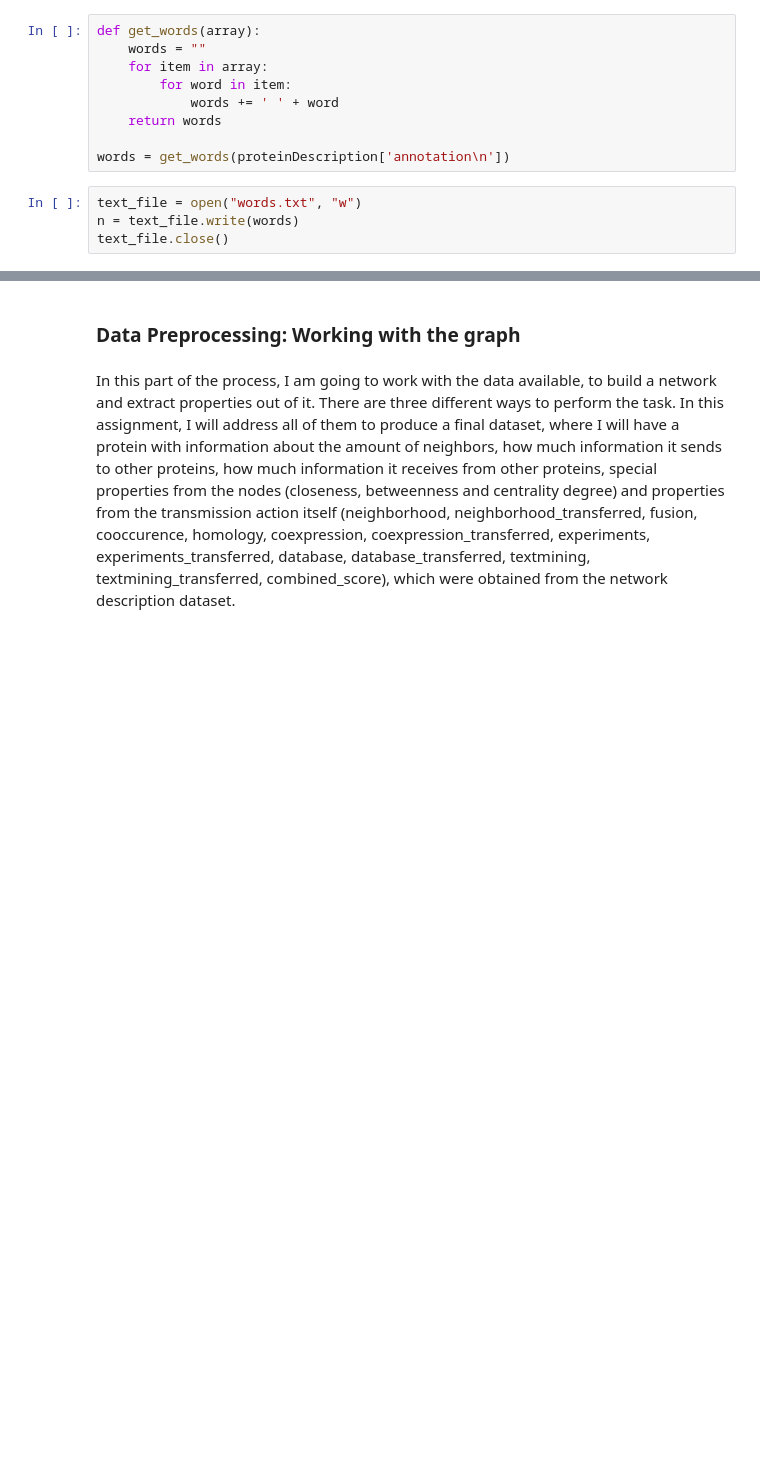
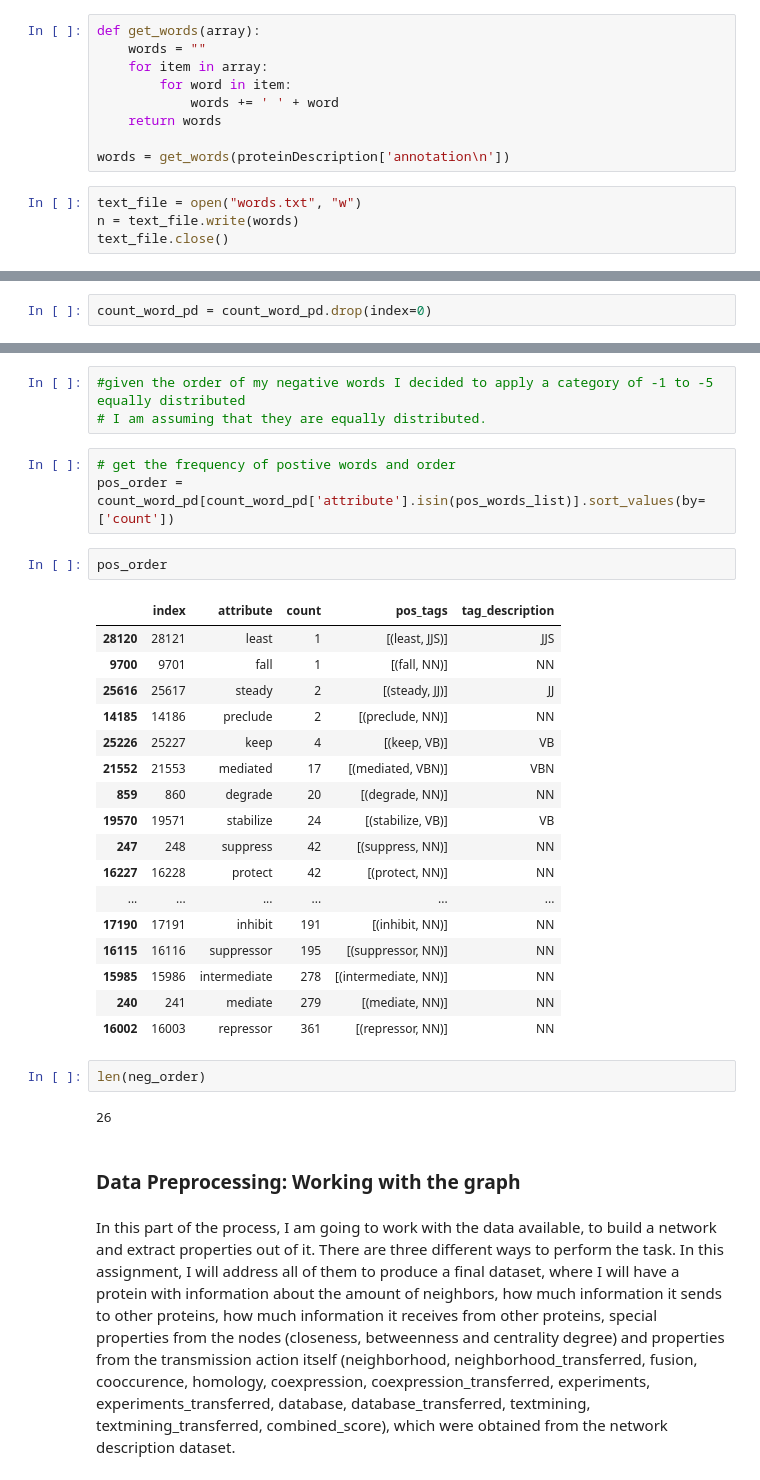
Before and after one commit to nonameforpirate2/DNA, a Jupyter notebook: NetworkAnalysis.ipynb, the cells around one changed output, grey strips where cells are left out. Drawn from its saved outputs; the diff is of its cells as text; blank space fills up the shorter version.

```diff
--- a/NetworkAnalysis.ipynb
+++ b/NetworkAnalysis.ipynb
@@ -344,0 +403,2 @@ SyntaxError: invalid syntax (<ipython-input-64-342bc57a750e>, line 1)
+# %%
+count_word_pd = count_word_pd.drop(index=0)
@@ -345,3 +517,33 @@ SyntaxError: invalid syntax (<ipython-input-64-342bc57a750e>, line 1)
+# %%
+#given the order of my negative words I decided to apply a category of -1 to -5 equally distributed
+# I am assuming that they are equally distributed.
+# %%
+# get the frequency of postive words and order
+pos_order = count_word_pd[count_word_pd['attribute'].isin(pos_words_list)].sort_values(by=['count'])
+# %%
+pos_order
+# %% [output]
+|  | index | attribute | count | pos_tags | tag_description |
+| 28120 | 28121 | least | 1 | [(least, JJS)] | JJS |
+| 9700 | 9701 | fall | 1 | [(fall, NN)] | NN |
+| 25616 | 25617 | steady | 2 | [(steady, JJ)] | JJ |
+| 14185 | 14186 | preclude | 2 | [(preclude, NN)] | NN |
+| 25226 | 25227 | keep | 4 | [(keep, VB)] | VB |
+| 21552 | 21553 | mediated | 17 | [(mediated, VBN)] | VBN |
+| 859 | 860 | degrade | 20 | [(degrade, NN)] | NN |
+| 19570 | 19571 | stabilize | 24 | [(stabilize, VB)] | VB |
+| 247 | 248 | suppress | 42 | [(suppress, NN)] | NN |
+| 16227 | 16228 | protect | 42 | [(protect, NN)] | NN |
+| ... | ... | ... | ... | ... | ... |
+| 17190 | 17191 | inhibit | 191 | [(inhibit, NN)] | NN |
+| 16115 | 16116 | suppressor | 195 | [(suppressor, NN)] | NN |
+| 15985 | 15986 | intermediate | 278 | [(intermediate, NN)] | NN |
+| 240 | 241 | mediate | 279 | [(mediate, NN)] | NN |
+| 16002 | 16003 | repressor | 361 | [(repressor, NN)] | NN |
+# %%
+len(neg_order)
+# %% [output]
+26
 # %% [markdown]
 ### Data Preprocessing: Working with the graph
 # %% [markdown]
```
Also changed, not shown: parts of 34 cells of this notebook.
